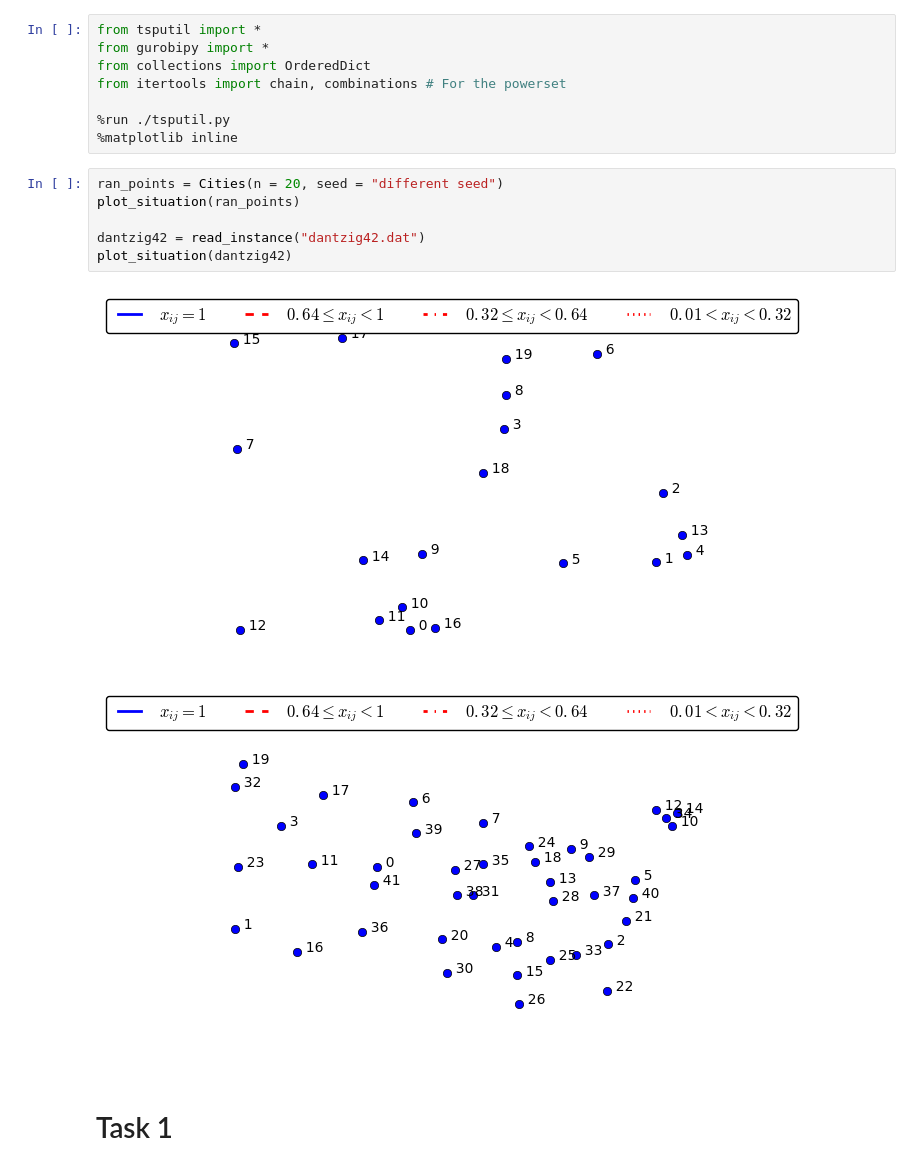
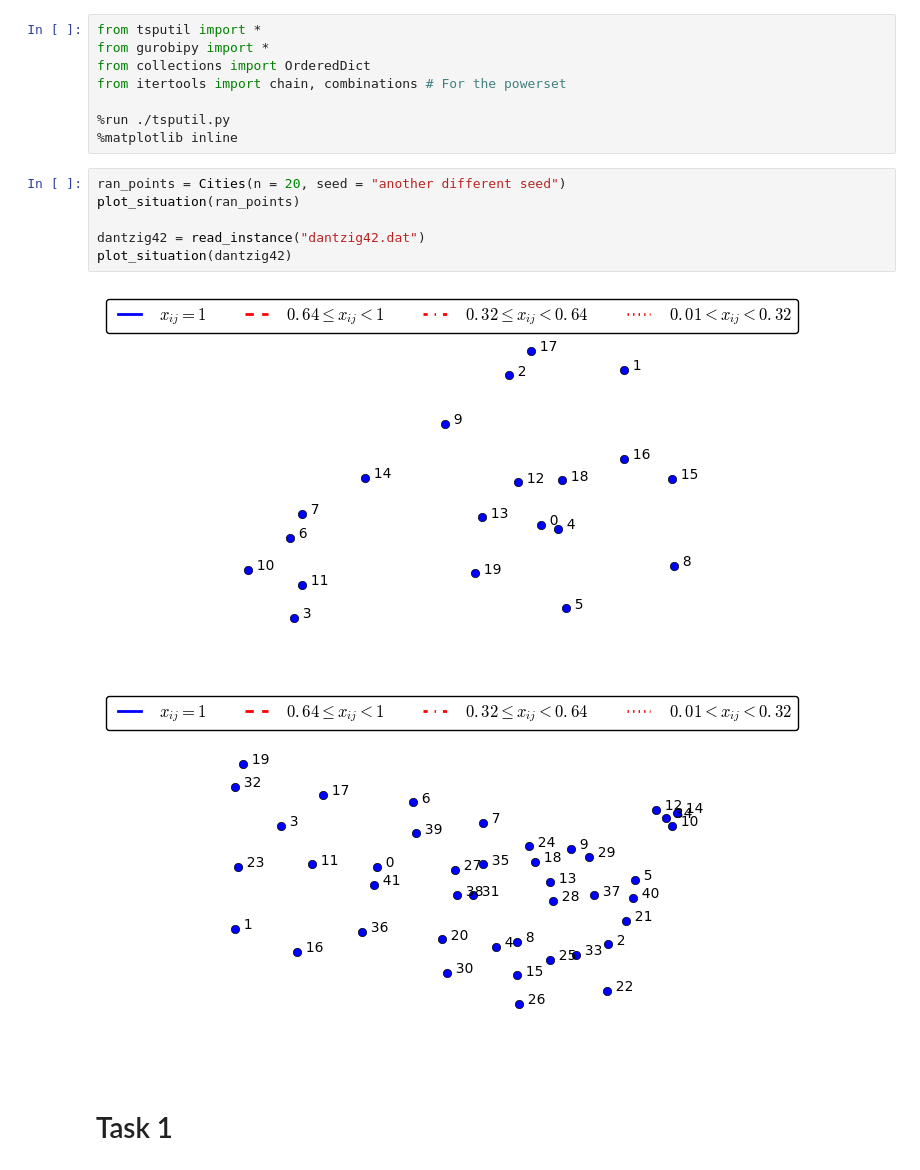
Before and after one commit to MGundersen/Assignment-1.2, a Jupyter notebook: notebook.ipynb, the cells around one changed output. Saved outputs shown, nothing was run; the diff lists cells and outputs as text.

```diff
--- a/notebook.ipynb
+++ b/notebook.ipynb
@@ -7,13 +7,13 @@ from itertools import chain, combinations # For the powerset
 %run ./tsputil.py
 %matplotlib inline
 # %%
-ran_points = Cities(n = 20, seed = "different seed")
+ran_points = Cities(n = 20, seed = "another different seed")
 plot_situation(ran_points)
 
 dantzig42 = read_instance("dantzig42.dat")
 plot_situation(dantzig42)
 # %% [output]
-[figure, old version]
+[figure, new version]
 [figure]
 # %% [markdown]
 
```
Also changed, not shown: parts of 3 cells of this notebook, 2 other files.
